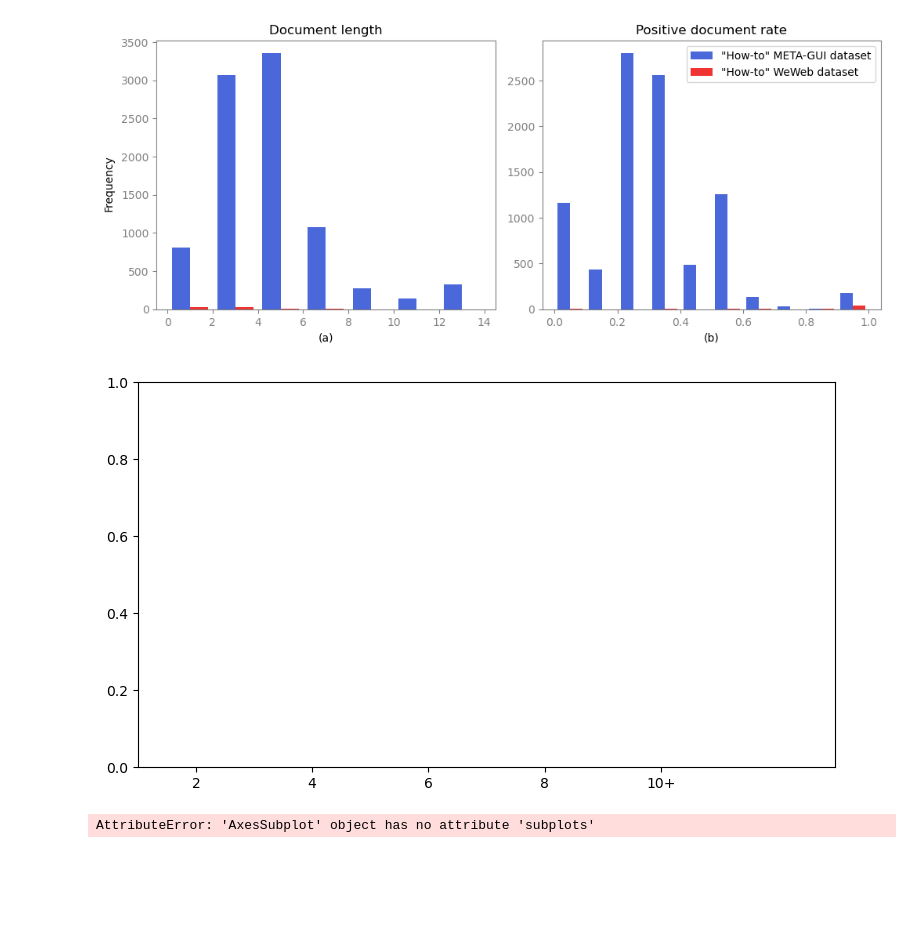
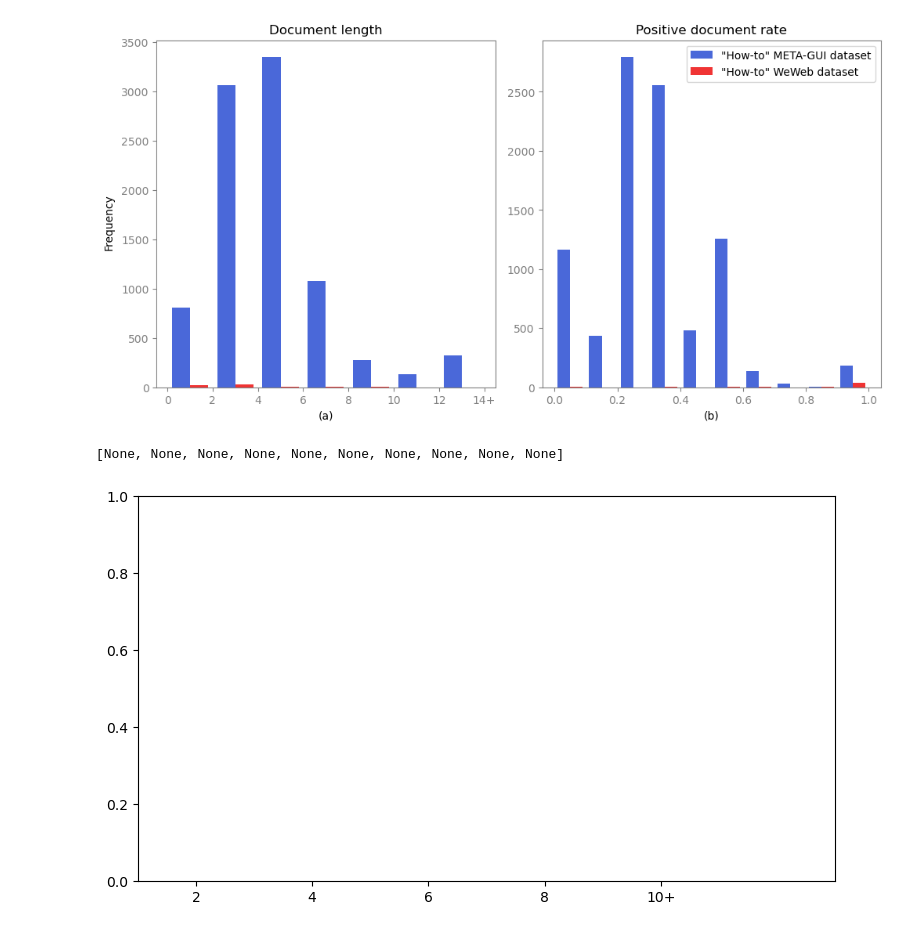
Before and after one commit to llv22/allrank_forward, a Jupyter notebook: mmdataset/Feature_18_label2/data_analysis.ipynb, the cells around one changed output. Cells and saved outputs as stored; diff of their text form; code cells hidden in the pictures; blank space fills up the shorter version.

```diff
--- a/mmdataset/Feature_18_label2/data_analysis.ipynb
+++ b/mmdataset/Feature_18_label2/data_analysis.ipynb
@@ -60,4 +63,4 @@ def return_statistics(query_file, data_file):
                 v['pp'] = 1
         else:
             v['pp'] = 0
-    return statistics
+    return statistics, all_data
@@ -64,7 +87,7 @@ def return_statistics(query_file, data_file):
 # %%
-statistics_val = return_statistics(query_file1, data_file1)
-statistics_train = return_statistics(query_file2, data_file2)
-statistics_test = return_statistics(query_file3, data_file3)
+statistics_val, all_val = return_statistics(query_file1, data_file1)
+statistics_train, all_train = return_statistics(query_file2, data_file2)
+statistics_test, all_test = return_statistics(query_file3, data_file3)
 # %%
 values_A_num = [v['number'] for k, v in statistics_val.items()] + [v['number'] for k, v in statistics_train.items()]
 values_C_num = [v['number'] for k, v in statistics_test.items()]
@@ -72,27 +95,36 @@ values_A_pp = [v['pp'] for k, v in statistics_val.items()] + [v['pp'] for k, v i
 values_C_pp = [v['pp'] for k, v in statistics_test.items()]
 bins = np.arange(0,15,2)
 # %%
-fig, (ax1, ax2) = plt.subplots(1, 2, figsize=(10, 4))
-ax1.hist([np.clip(values_A_num, bins[0], bins[-1]), np.clip(values_C_num, bins[0], bins[-1])],
+fig, (ax1, ax2) = plt.subplots(1, 2, figsize=(10, 5))
+_, bins1, patches1 = ax1.hist([np.clip(values_A_num, bins[0], bins[-1]), np.clip(values_C_num, bins[0], bins[-1])],
           bins=bins, color=['#4a68d9', '#f03434', ], label=['\"How-to\" META-GUI dataset', '\"How-to\" WeWeb dataset'])
-ax2.hist([values_A_pp, values_C_pp], color=['#4a68d9', '#f03434',], label=['\"How-to\" META-GUI dataset', '\"How-to\" WeWeb dataset'])
+_, bins2, patches2 = ax2.hist([values_A_pp, values_C_pp], color=['#4a68d9', '#f03434',], label=['\"How-to\" META-GUI dataset', '\"How-to\" WeWeb dataset'])
 # Set common labels
 fig.text(0, 0.5, 'Frequency', ha='center', va='center', rotation='vertical')
 fig.tight_layout()
 ax1.tick_params(color='gray', labelcolor='gray')
 for spine in ax1.spines.values():
         spine.set_edgecolor('gray')
 ax2.tick_params(color='gray', labelcolor='gray')
 for spine in ax2.spines.values():
         spine.set_edgecolor('gray')
+xlabels1 = bins1.astype(int).astype(str)
+xlabels1[-1] += '+'
+xlabels1 = np.insert(xlabels1, 0, 0)
+ax1.set_xticklabels(xlabels1)
+# xlabels2 = bins2[1:].astype(int).astype(str)
+# xlabels2[-1] += '+'
+# xlabels2 = np.insert(xlabels2, 0, 0)
+# ax2.set_xticklabels(xlabels2)
+
 ax1.set_xlabel('(a)')
 ax2.set_xlabel('(b)')
 ax1.set_title('Document length')
 ax2.set_title('Positive document rate')
 plt.legend(loc='upper right')
 plt.savefig('query_distribution.pdf', bbox_inches="tight")
 # %% [output]
-[figure, old version]
+[figure, new version]
 # %%
 import matplotlib.pyplot as plt
 import numpy as np
@@ -119,21 +151,7 @@ ax.set_xticklabels(xlabels)
 plt.setp(patches, linewidth=0)
 # plt.legend(loc='upper right')
 
-plt.savefig('query_length_distribution.pdf')
+# plt.savefig('query_length_distribution.pdf')
 # %% [output]
+[None, None, None, None, None, None, None, None, None, None]
 [figure]
-# %%
-import matplotlib.pyplot as plt
-import numpy as np
-
-np.random.seed(1)
-values_A_pp = [v['pp'] for k, v in statistics_val.items()] + [v['pp'] for k, v in statistics_train.items()]
-values_C_pp = [v['pp'] for k, v in statistics_test.items()]
-
-fig, ax = ax2.subplots(figsize=(9, 5))
-plt.hist([values_A_pp, values_C_pp], color=['#3782CC', 'r'], label=['How-to META-GUI', 'How-to WeWeb'])
-plt.title('')
-plt.setp(patches, linewidth=0)
-plt.legend(loc='upper right')
-# %% [output]
-AttributeError: 'AxesSubplot' object has no attribute 'subplots'
```
Also changed, not shown: parts of 13 cells of this notebook, 42 other files.
